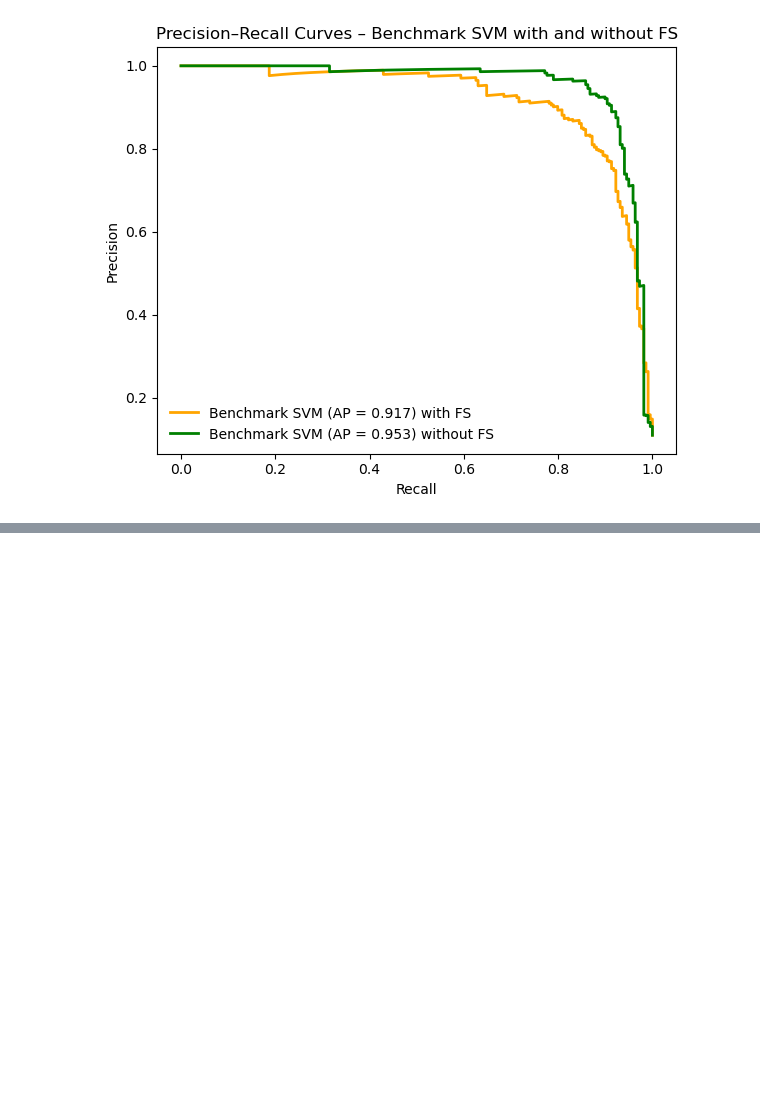
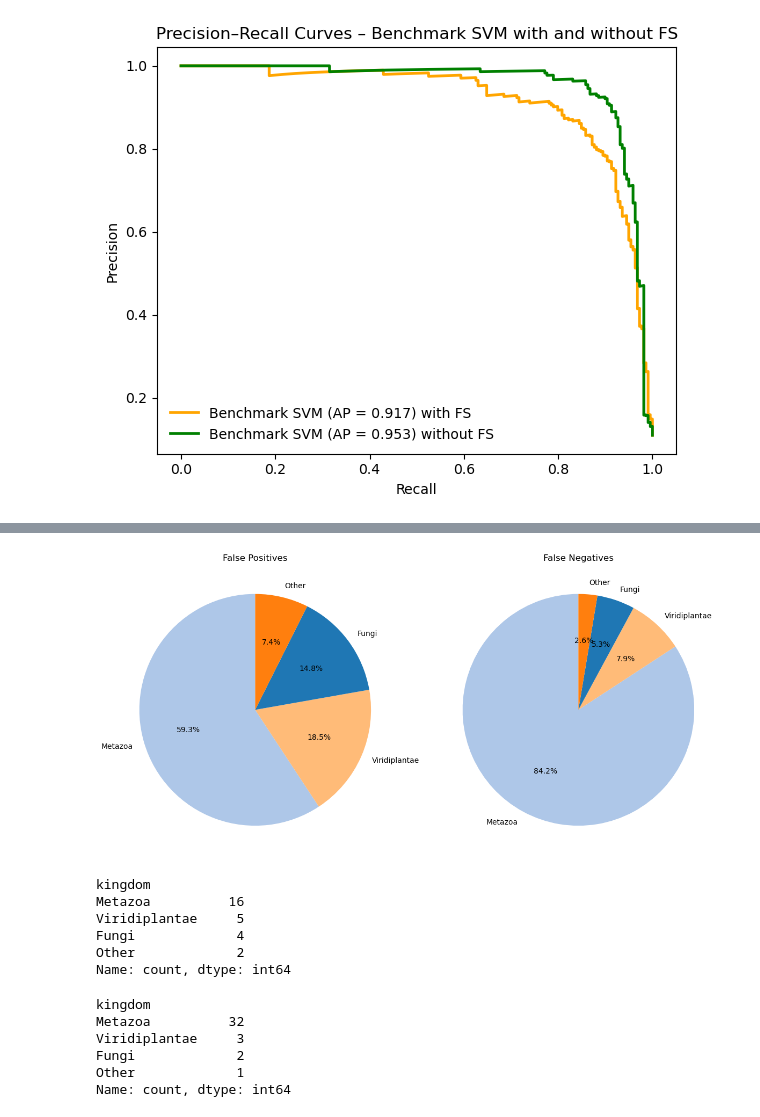
Before and after one commit to bianca29092001/LAB2_project_group, a Jupyter notebook: 5_SVM/SVM_model.ipynb, the cells around one changed output, grey strips where cells are left out. Saved outputs shown, nothing was run; the diff lists cells and outputs as text; code cells hidden in the pictures; blank space fills up the shorter version.

Commit message:
Added false positives and false negatives analysis

```diff
--- a/5_SVM/SVM_model.ipynb
+++ b/5_SVM/SVM_model.ipynb
@@ -728,5 +705,5 @@ set(x_te_sel.index) == set(Y_T.index)
 # %%
-predictions = pd.Series(y_predict)
+predictions = pd.Series(y_predictions)
 benchmark['predictions'] = predictions
 benchmark.head()
 # %% [output]
@@ -749,28 +719,53 @@ false_negatives = benchmark.loc[(benchmark['sp_type'] == 1) & (benchmark['predic
 # %%
-name_b = 'Kingdom_pie_charts.png'
-kingdom_count_train = training['kingdom'].value_counts()
-kingdom_count_test = test['kingdom'].value_counts()
+name_b = '../5_SVM/FP_FN_analysis/FP_FN_pie_charts.png'
+kingdom_count_fp = false_positives['kingdom'].value_counts()
+kingdom_count_fn = false_negatives['kingdom'].value_counts()
+kingdoms = sorted(benchmark['kingdom'].unique())
+palette = sns.color_palette("tab20", n_colors=len(kingdoms))
+color_map = dict(zip(kingdoms, palette))
+colors_fp = [color_map[k] for k in kingdom_count_fp.index]
+colors_fn = [color_map[k] for k in kingdom_count_fn.index]
 
 fig, axes = plt.subplots(1, 2, figsize=(12,6))
 
 axes[0].pie(
-    kingdom_count_train,
-    labels=kingdom_count_train.index,
-    colors=['green', 'yellow', 'skyblue', 'orange'],
+    kingdom_count_fp,
+    labels=kingdom_count_fp.index,
+    colors=colors_fp,
     autopct='%1.1f%%',
     startangle=90
 )
-axes[0].set_title("Training set")
+axes[0].set_title("False Positives")
 
 axes[1].pie(
-    kingdom_count_test,
-    labels=kingdom_count_test.index,
-    colors=['green', 'yellow', 'skyblue', 'orange'],
+    kingdom_count_fn,
+    labels=kingdom_count_fn.index,
+    colors=colors_fn,
     autopct='%1.1f%%',
     startangle=90
 )
-axes[1].set_title("Test set")
+axes[1].set_title("False Negatives")
 
 plt.tight_layout()
 plt.savefig(name_b, dpi=500, format='png')
 plt.show()
+# %% [output]
+[figure, added]
+# %%
+print(kingdom_count_fp)
+# %% [output]
+kingdom
+Metazoa          16
+Viridiplantae     5
+Fungi             4
+Other             2
+Name: count, dtype: int64
+# %%
+print(kingdom_count_fn)
+# %% [output]
+kingdom
+Metazoa          32
+Viridiplantae     3
+Fungi             2
+Other             1
+Name: count, dtype: int64
```
Also changed, not shown: parts of 9 cells of this notebook.
